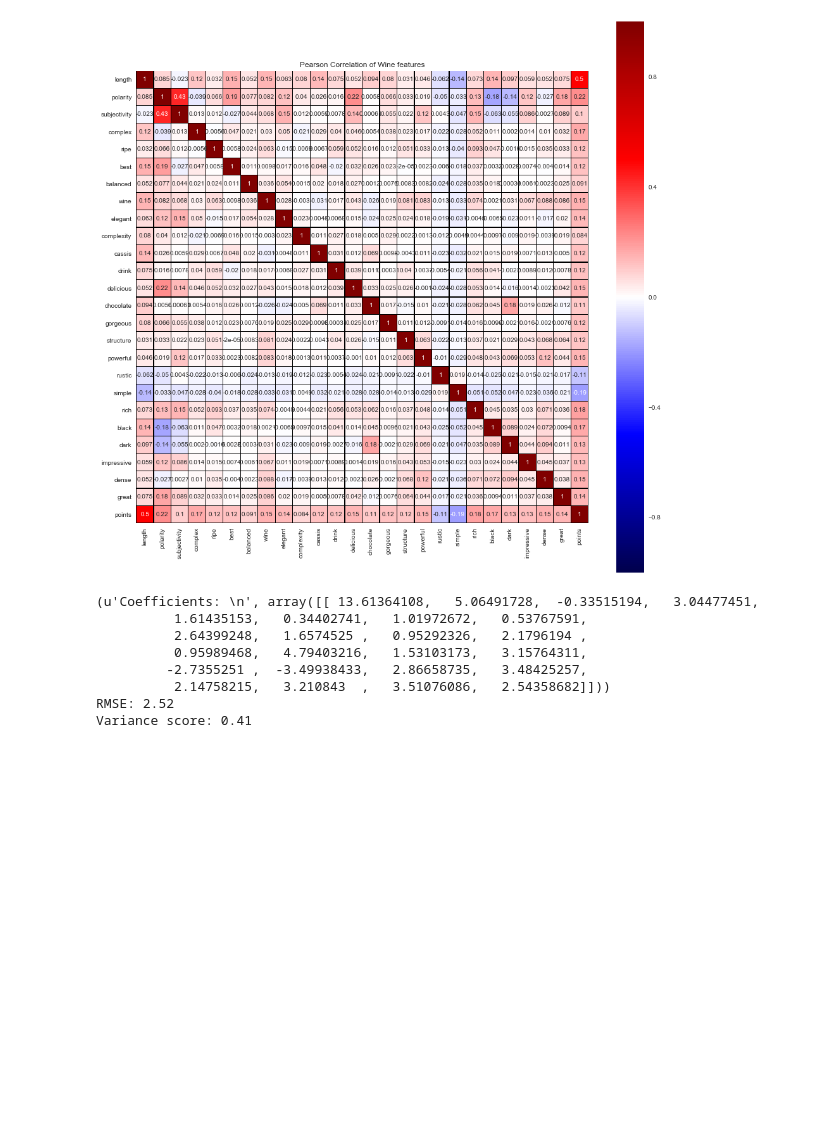
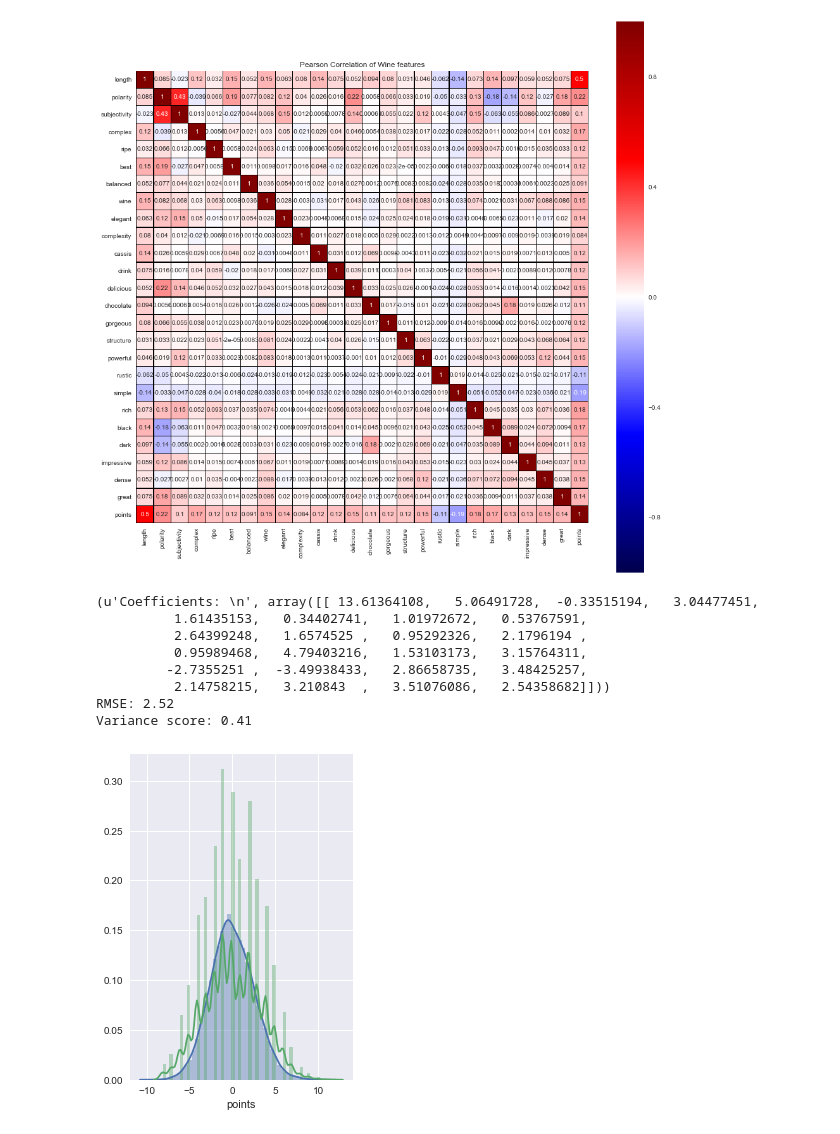
Before and after one commit to pavlafuxova/TFM, a Jupyter notebook: word_count_classifier.ipynb, the cells around one changed output. Saved outputs shown, nothing was run; the diff lists cells and outputs as text; code cells hidden in the pictures; blank space fills up the shorter version.

Commit message:
histograms of error

```diff
--- a/word_count_classifier.ipynb
+++ b/word_count_classifier.ipynb
@@ -836,0 +839,10 @@ Variance score: 0.41
+# %%
+dy = y_test-y_pred
+# %%
+plt.figure(figsize=(4,6))
+sns.distplot(dy,hist=True)
+sns.distplot(red.points-np.mean(red.points),hist=True)
+#plt.axvline(x=np.sqrt(mean_squared_error(y_test, y_pred)) , c="red")
+plt.show()
+# %% [output]
+[figure, added]
```
Also changed, not shown: parts of 4 cells of this notebook.
